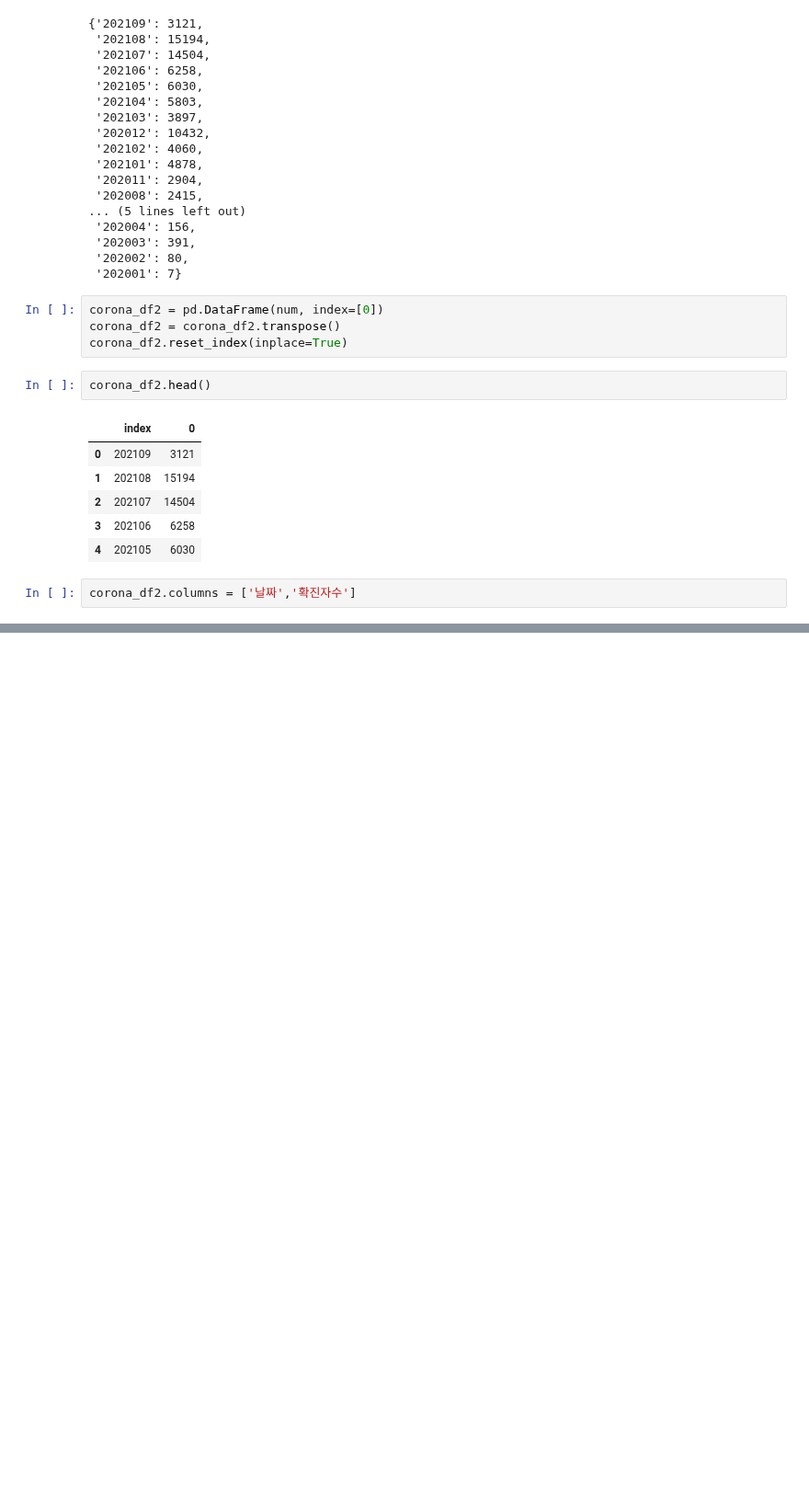
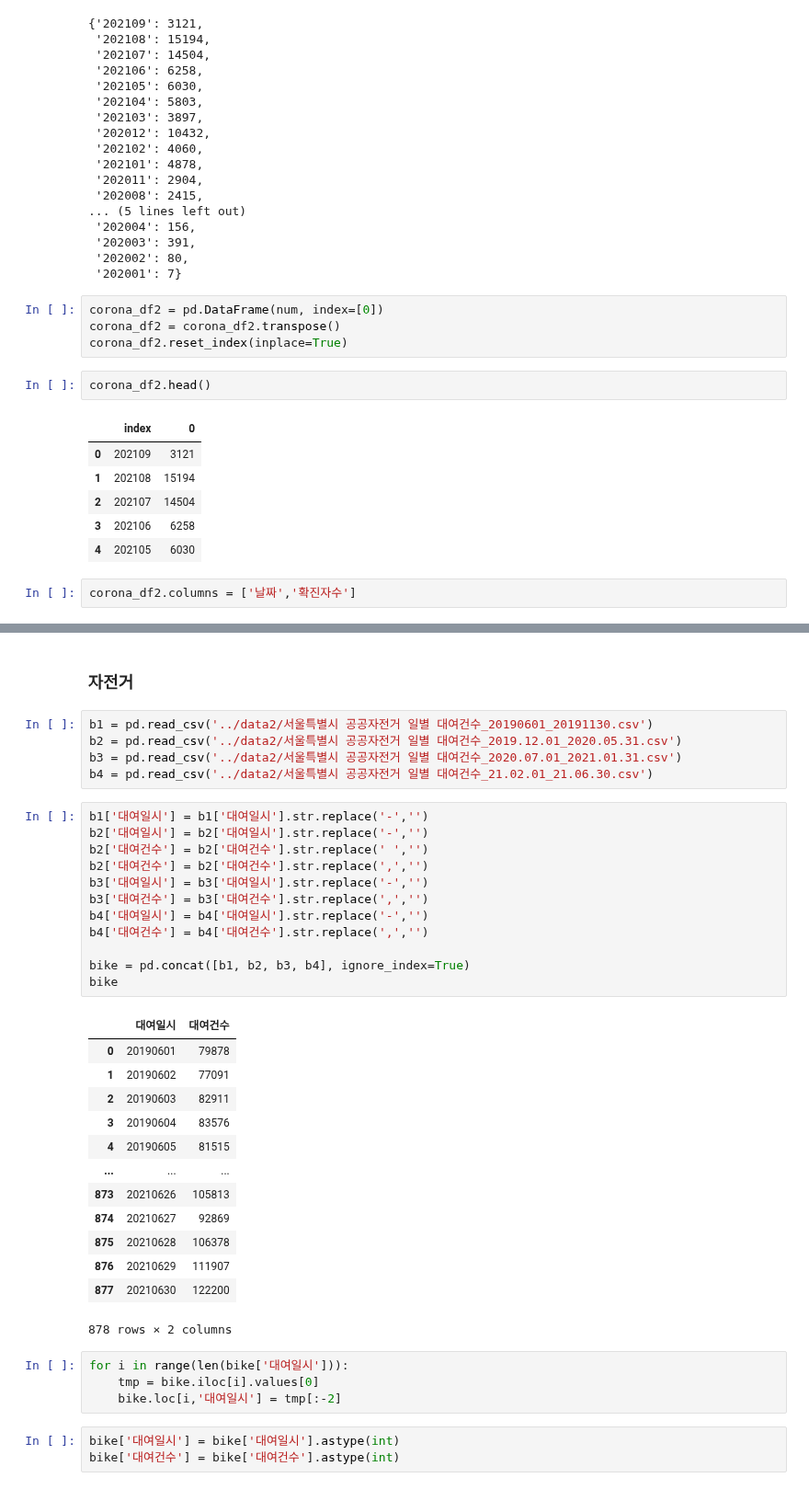
Before and after one commit to y7y1h13/StatisticsAnal, a Jupyter notebook: newPan/분석과제/분석과제.ipynb, the cells around one changed output, grey strips where cells are left out. Shown at 92% size. Saved outputs shown, nothing was run; the diff lists cells and outputs as text; blank space fills up the shorter version.

```diff
--- a/newPan/분석과제/분석과제.ipynb
+++ b/newPan/분석과제/분석과제.ipynb
@@ -489,0 +190,40 @@ ValueError: cannot reindex from a duplicate axis
+# %% [markdown]
+### 자전거
+# %%
+b1 = pd.read_csv('../data2/서울특별시 공공자전거 일별 대여건수_20190601_20191130.csv')
+b2 = pd.read_csv('../data2/서울특별시 공공자전거 일별 대여건수_2019.12.01_2020.05.31.csv')
+b3 = pd.read_csv('../data2/서울특별시 공공자전거 일별 대여건수_2020.07.01_2021.01.31.csv')
+b4 = pd.read_csv('../data2/서울특별시 공공자전거 일별 대여건수_21.02.01_21.06.30.csv')
+# %%
+b1['대여일시'] = b1['대여일시'].str.replace('-','')
+b2['대여일시'] = b2['대여일시'].str.replace('-','')
+b2['대여건수'] = b2['대여건수'].str.replace(' ','')
+b2['대여건수'] = b2['대여건수'].str.replace(',','')
+b3['대여일시'] = b3['대여일시'].str.replace('-','')
+b3['대여건수'] = b3['대여건수'].str.replace(',','')
+b4['대여일시'] = b4['대여일시'].str.replace('-','')
+b4['대여건수'] = b4['대여건수'].str.replace(',','')
+
+bike = pd.concat([b1, b2, b3, b4], ignore_index=True)
+bike
+# %% [output]
+|  | 대여일시 | 대여건수 |
+| 0 | 20190601 | 79878 |
+| 1 | 20190602 | 77091 |
+| 2 | 20190603 | 82911 |
+| 3 | 20190604 | 83576 |
+| 4 | 20190605 | 81515 |
+| ... | ... | ... |
+| 873 | 20210626 | 105813 |
+| 874 | 20210627 | 92869 |
+| 875 | 20210628 | 106378 |
+| 876 | 20210629 | 111907 |
+| 877 | 20210630 | 122200 |
+878 rows × 2 columns
+# %%
+for i in range(len(bike['대여일시'])):
+    tmp = bike.iloc[i].values[0]
+    bike.loc[i,'대여일시'] = tmp[:-2]
+# %%
+bike['대여일시'] = bike['대여일시'].astype(int)
+bike['대여건수'] = bike['대여건수'].astype(int)
```
Also changed, not shown: parts of 57 cells of this notebook, 1 other file.
